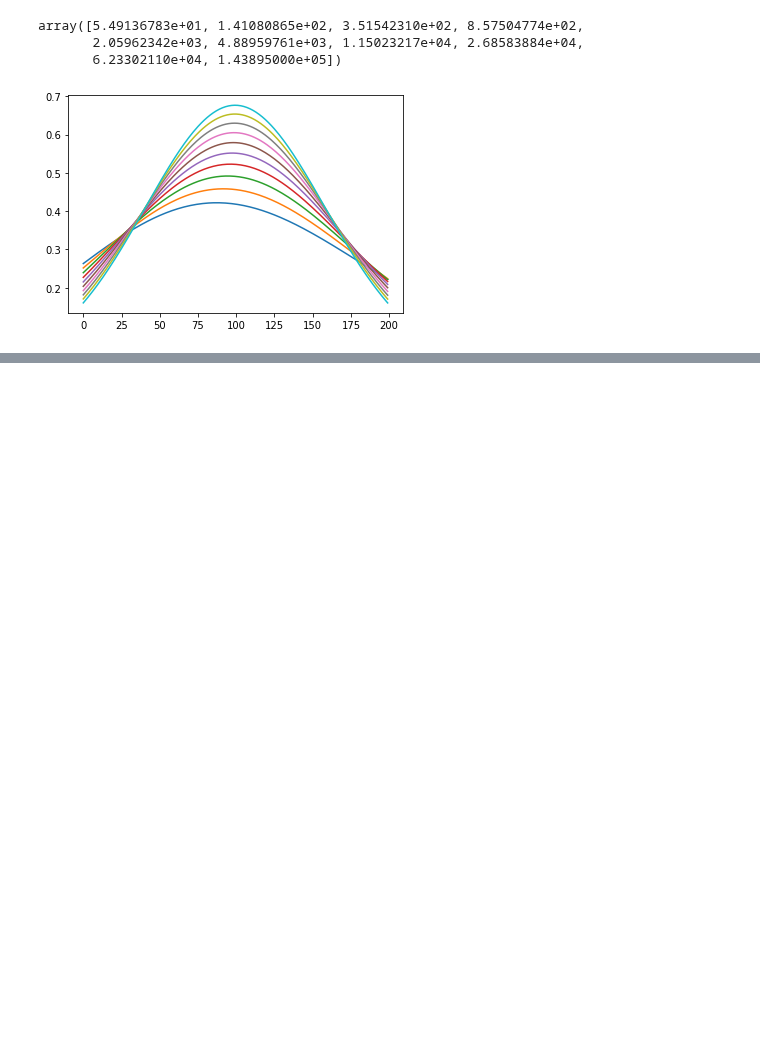
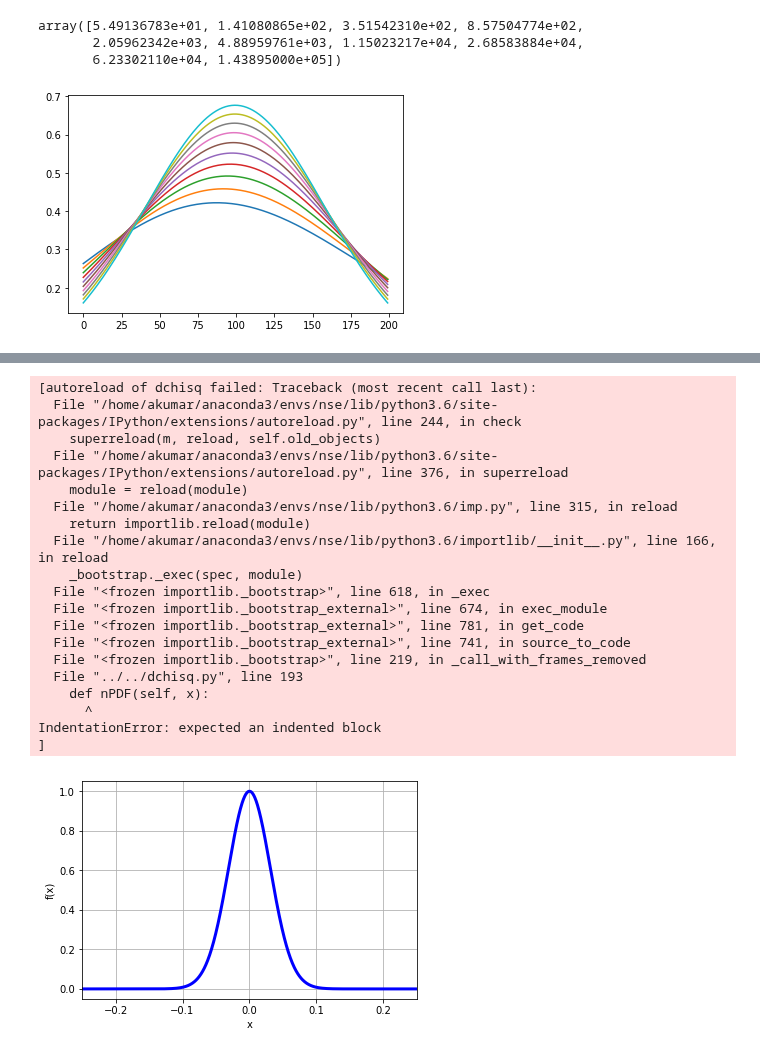
Before and after one commit to akumar01/uoicorr_analysis, a Jupyter notebook: notebooks/Theory/DChiSq.ipynb, the cells around one changed output, grey strips where cells are left out. Cells and saved outputs as stored; diff of their text form; code cells hidden in the pictures; blank space fills up the shorter version.

```diff
--- a/notebooks/Theory/DChiSq.ipynb
+++ b/notebooks/Theory/DChiSq.ipynb
@@ -87,0 +168,23 @@ for i in range(pdfs.shape[0]):
+# %%
+mp.plot(lambda t: mp.fabs(dx2.char_fn(t)), [-0.25, 0.25], points=1000)
+# %% [output]
+[autoreload of dchisq failed: Traceback (most recent call last):
+  File "/home/akumar/anaconda3/envs/nse/lib/python3.6/site-packages/IPython/extensions/autoreload.py", line 244, in check
+    superreload(m, reload, self.old_objects)
+  File "/home/akumar/anaconda3/envs/nse/lib/python3.6/site-packages/IPython/extensions/autoreload.py", line 376, in superreload
+    module = reload(module)
+  File "/home/akumar/anaconda3/envs/nse/lib/python3.6/imp.py", line 315, in reload
+    return importlib.reload(module)
+  File "/home/akumar/anaconda3/envs/nse/lib/python3.6/importlib/__init__.py", line 166, in reload
+    _bootstrap._exec(spec, module)
+  File "<frozen importlib._bootstrap>", line 618, in _exec
+  File "<frozen importlib._bootstrap_external>", line 674, in exec_module
+  File "<frozen importlib._bootstrap_external>", line 781, in get_code
+  File "<frozen importlib._bootstrap_external>", line 741, in source_to_code
+  File "<frozen importlib._bootstrap>", line 219, in _call_with_frames_removed
+  File "../../dchisq.py", line 193
+    def nPDF(self, x):
+      ^
+IndentationError: expected an indented block
+]
+[figure, added]
```
Also changed, not shown: parts of 15 cells of this notebook, 1 other file.
